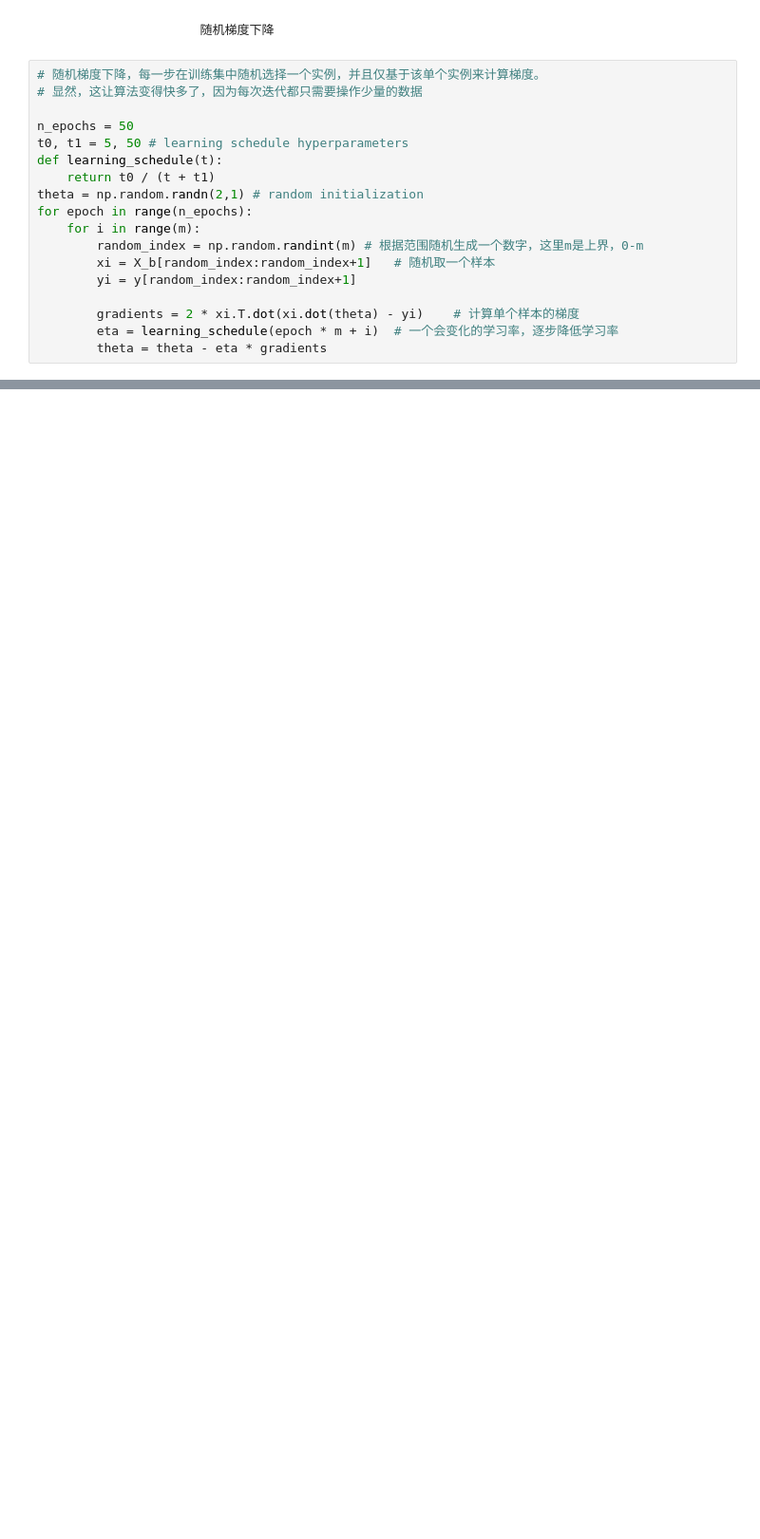
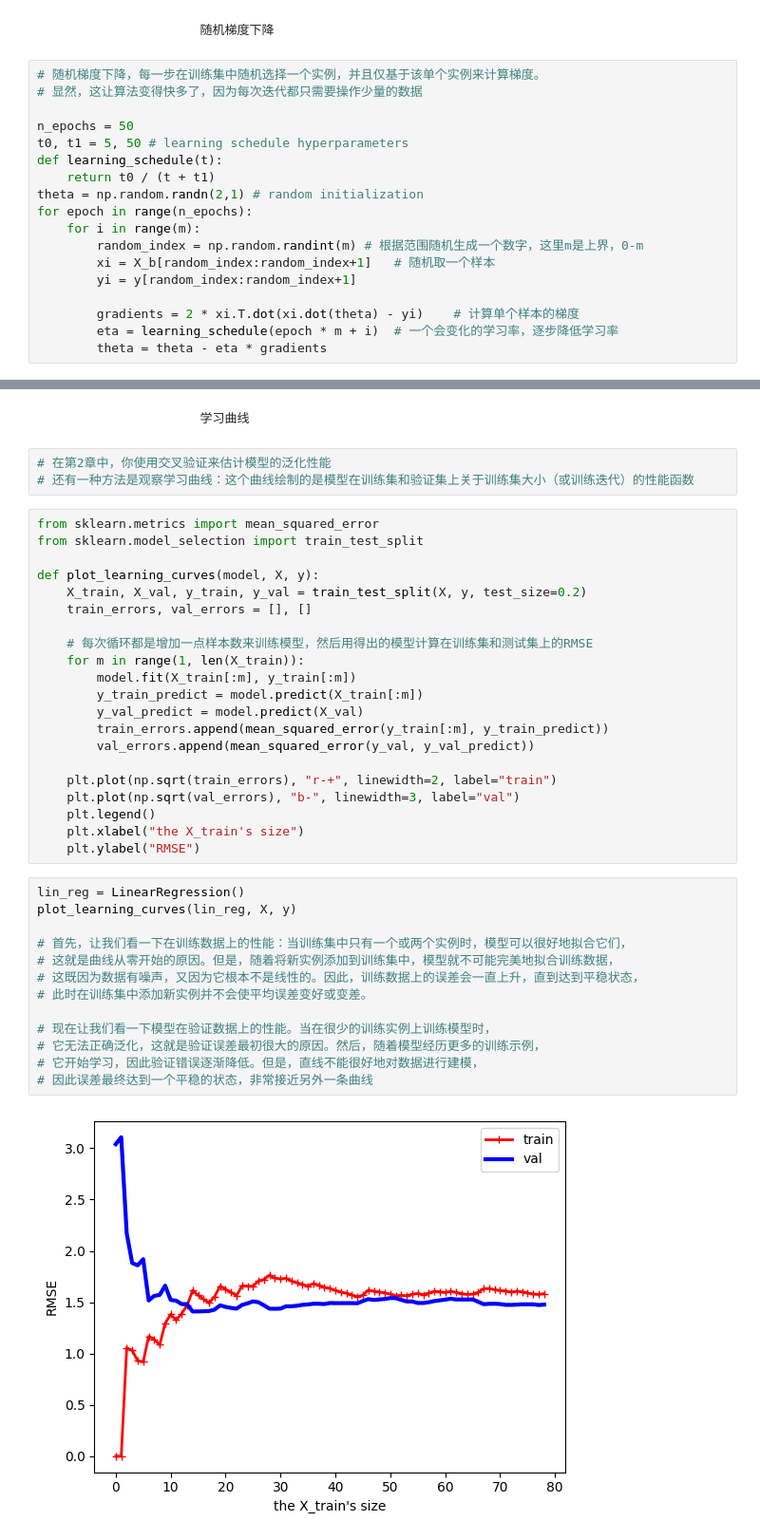
Before and after one commit to aksjfds/-, a Jupyter notebook: 训练模型/study.ipynb, the cells around one changed output, grey strips where cells are left out. Shown at 95% size. Cells and saved outputs as stored; diff of their text form; blank space fills up the shorter version.

```diff
--- a/训练模型/study.ipynb
+++ b/训练模型/study.ipynb
@@ -68,0 +146,41 @@ for epoch in range(n_epochs):
+# %% [markdown]
+                        学习曲线
+# %%
+# 在第2章中，你使用交叉验证来估计模型的泛化性能
+# 还有一种方法是观察学习曲线：这个曲线绘制的是模型在训练集和验证集上关于训练集大小（或训练迭代）的性能函数
+# %%
+from sklearn.metrics import mean_squared_error
+from sklearn.model_selection import train_test_split
+
+def plot_learning_curves(model, X, y):
+    X_train, X_val, y_train, y_val = train_test_split(X, y, test_size=0.2)
+    train_errors, val_errors = [], []
+
+    # 每次循环都是增加一点样本数来训练模型，然后用得出的模型计算在训练集和测试集上的RMSE
+    for m in range(1, len(X_train)):
+        model.fit(X_train[:m], y_train[:m])
+        y_train_predict = model.predict(X_train[:m])
+        y_val_predict = model.predict(X_val)
+        train_errors.append(mean_squared_error(y_train[:m], y_train_predict))
+        val_errors.append(mean_squared_error(y_val, y_val_predict))
+
+    plt.plot(np.sqrt(train_errors), "r-+", linewidth=2, label="train")
+    plt.plot(np.sqrt(val_errors), "b-", linewidth=3, label="val")
+    plt.legend()
+    plt.xlabel("the X_train's size")
+    plt.ylabel("RMSE")
+# %%
+lin_reg = LinearRegression()
+plot_learning_curves(lin_reg, X, y)
+
+# 首先，让我们看一下在训练数据上的性能：当训练集中只有一个或两个实例时，模型可以很好地拟合它们，
+# 这就是曲线从零开始的原因。但是，随着将新实例添加到训练集中，模型就不可能完美地拟合训练数据，
+# 这既因为数据有噪声，又因为它根本不是线性的。因此，训练数据上的误差会一直上升，直到达到平稳状态，
+# 此时在训练集中添加新实例并不会使平均误差变好或变差。
+
+# 现在让我们看一下模型在验证数据上的性能。当在很少的训练实例上训练模型时，
+# 它无法正确泛化，这就是验证误差最初很大的原因。然后，随着模型经历更多的训练示例，
+# 它开始学习，因此验证错误逐渐降低。但是，直线不能很好地对数据进行建模，
+# 因此误差最终达到一个平稳的状态，非常接近另外一条曲线
+# %% [output]
+[figure, added]
```
Also changed, not shown: parts of 38 cells of this notebook, 1 other file.
